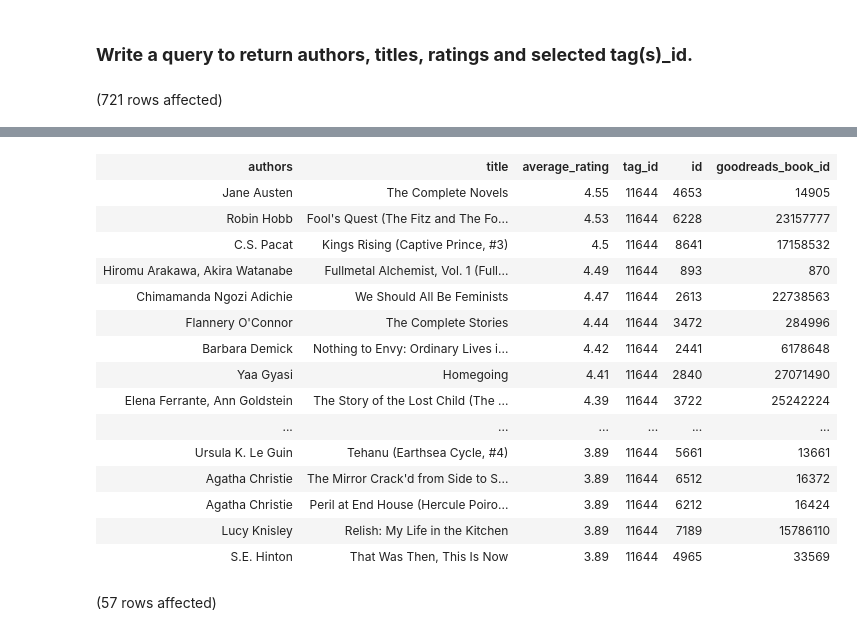
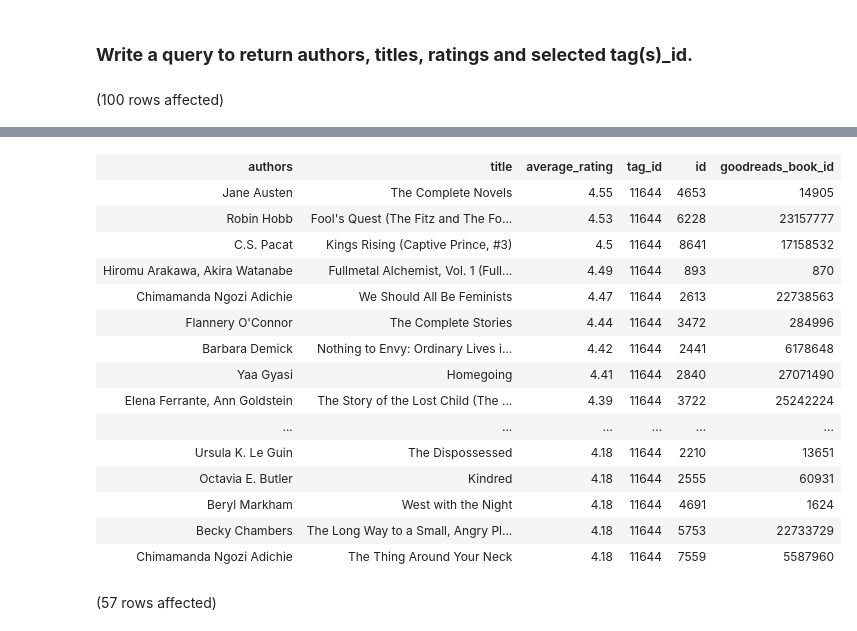
Before and after one commit to annalprost/SQL-Part-3-Studio, a Jupyter notebook: SQL-Part-3-Studio.ipynb, the cells around one changed output, grey strips where cells are left out. Saved outputs shown, nothing was run; the diff lists cells and outputs as text; code cells hidden in the pictures.

```diff
--- a/SQL-Part-3-Studio.ipynb
+++ b/SQL-Part-3-Studio.ipynb
@@ -64,10 +64,10 @@ I would like to explore female-authors.
 ### **Write a query to return authors, titles, ratings and** **selected tag(s)\_id.**
 # %%
 -- Solution
-SELECT authors, title, average_rating, tag_id, id, goodreads_book_id
+SELECT TOP(100) authors, title, average_rating, tag_id, id, goodreads_book_id
 FROM BooksDB.dbo.books AS b FULL JOIN BooksDB.dbo.book_tags AS bt
 ON b.book_id = bt.goodreads_book_id
 WHERE tag_id = 11644
 ORDER BY average_rating DESC
 # %% [output]
-(721 rows affected)
+(100 rows affected)
@@ -75,19 +75,19 @@ Total execution time: 00:00:00.219
 | authors | title | average_rating | tag_id | id | goodreads_book_id |
 | Jane Austen | The Complete Novels | 4.55 | 11644 | 4653 | 14905 |
 | Robin Hobb | Fool's Quest (The Fitz and The Fo... | 4.53 | 11644 | 6228 | 23157777 |
 | C.S. Pacat | Kings Rising (Captive Prince, #3) | 4.5 | 11644 | 8641 | 17158532 |
 | Hiromu Arakawa, Akira Watanabe | Fullmetal Alchemist, Vol. 1 (Full... | 4.49 | 11644 | 893 | 870 |
 | Chimamanda Ngozi Adichie | We Should All Be Feminists | 4.47 | 11644 | 2613 | 22738563 |
 | Flannery O'Connor | The Complete Stories | 4.44 | 11644 | 3472 | 284996 |
 | Barbara Demick | Nothing to Envy: Ordinary Lives i... | 4.42 | 11644 | 2441 | 6178648 |
 | Yaa Gyasi | Homegoing | 4.41 | 11644 | 2840 | 27071490 |
 | Elena Ferrante, Ann Goldstein | The Story of the Lost Child (The ... | 4.39 | 11644 | 3722 | 25242224 |
 | ... | ... | ... | ... | ... | ... |
-| Ursula K. Le Guin | Tehanu (Earthsea Cycle, #4) | 3.89 | 11644 | 5661 | 13661 |
-| Agatha Christie | The Mirror Crack'd from Side to S... | 3.89 | 11644 | 6512 | 16372 |
-| Agatha Christie | Peril at End House (Hercule Poiro... | 3.89 | 11644 | 6212 | 16424 |
-| Lucy Knisley | Relish: My Life in the Kitchen | 3.89 | 11644 | 7189 | 15786110 |
-| S.E. Hinton | That Was Then, This Is Now | 3.89 | 11644 | 4965 | 33569 |
+| Ursula K. Le Guin | The Dispossessed | 4.18 | 11644 | 2210 | 13651 |
+| Octavia E. Butler | Kindred | 4.18 | 11644 | 2555 | 60931 |
+| Beryl Markham | West with the Night | 4.18 | 11644 | 4691 | 1624 |
+| Becky Chambers | The Long Way to a Small, Angry Pl... | 4.18 | 11644 | 5753 | 22733729 |
+| Chimamanda Ngozi Adichie | The Thing Around Your Neck | 4.18 | 11644 | 7559 | 5587960 |
 # %%
 SELECT TOP(100) bt.tag_id, count, tag_name
 FROM BooksDB.dbo.book_tags AS bt FULL JOIN BooksDB.dbo.tags AS b
```
Also changed, not shown: parts of 3 cells of this notebook.
